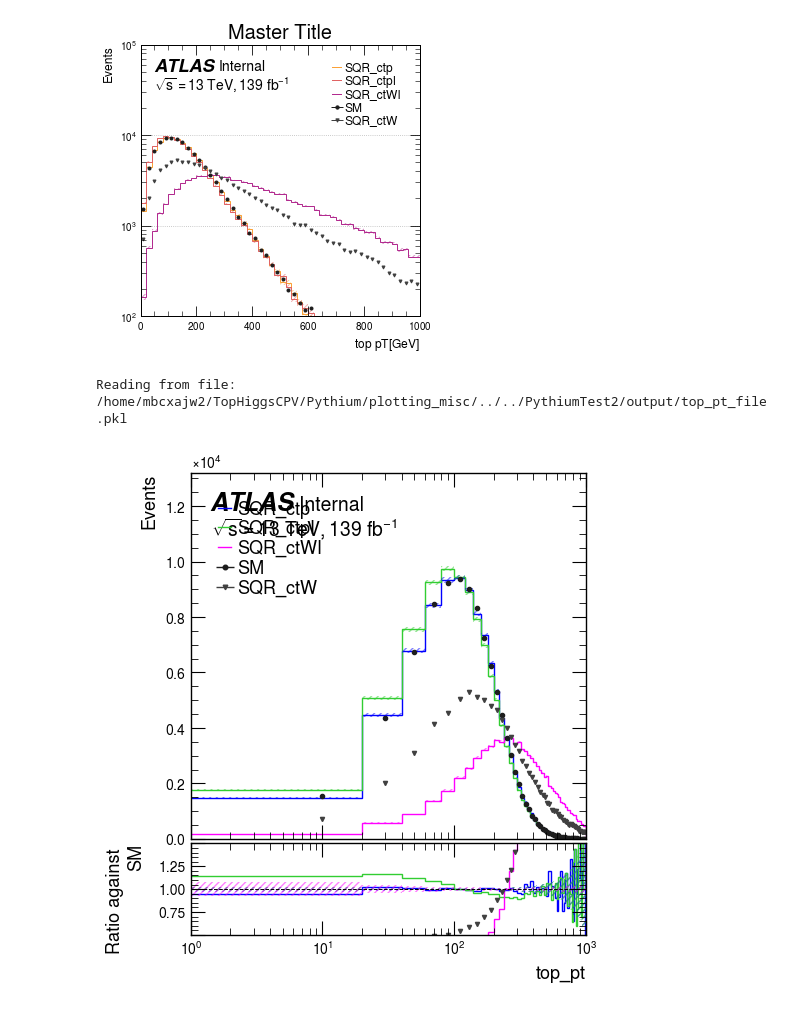
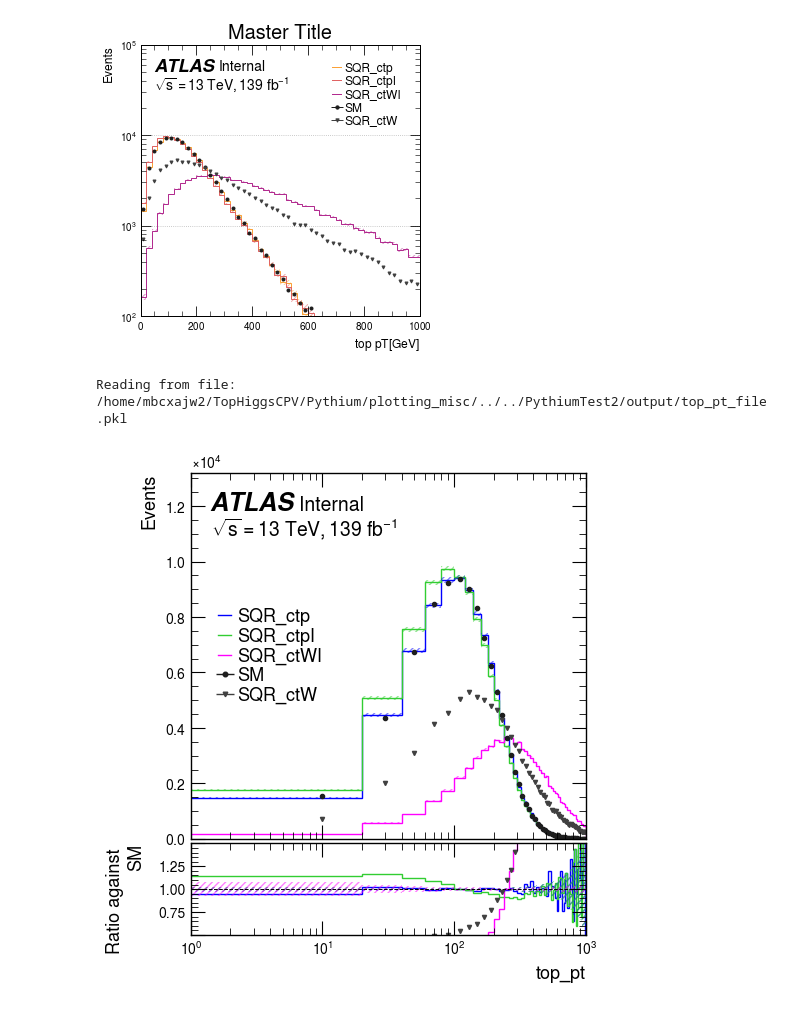
Before and after one commit to MoAly98/Pythium, a Jupyter notebook: plotting_misc/Hist1D_test_ttH.ipynb, the cells around one changed output. Drawn from its saved outputs; the diff is of its cells as text; code cells hidden in the pictures.

Commit message:
change location of Hist1D legend in plot_options

```diff
--- a/plotting_misc/Hist1D_test_ttH.ipynb
+++ b/plotting_misc/Hist1D_test_ttH.ipynb
@@ -69,20 +69,20 @@ Reading from file: /home/mbcxajw2/TopHiggsCPV/Pythium/plotting_misc/../../Pythiu
 # %%
 plot = RatioPlot(
     observable = 'top_pt',
     samples=smples,
     data=['TTH_SM_Inclusive_Nominal','TTH_SQR_ctW_Inclusive_Nominal',],
     reference='TTH_SM_Inclusive_Nominal',
     stack=False,
     errors='hist',
     directory= os.getcwd() + '/../../PythiumTest2/output/',
     labels=legends,
 )
 plot.figure_options(spacing=0.02, figsize=(5,6))
 plot.ratio_options([0.5,1.5], 0.25)
-plot.plot_options(shape='hollow',markersize=3,logx=True,xlim=(1,1000))
+plot.plot_options(shape='hollow',markersize=3,logx=True,xlim=(1,1000), legendloc='center left')
 plot.set_axislabels(ymain="Events", xbot=plot.names[0])
 plot.fontsize_options(labels=13, ticks=10)
 plot.create()
 # %% [output]
 Reading from file: /home/mbcxajw2/TopHiggsCPV/Pythium/plotting_misc/../../PythiumTest2/output/top_pt_file.pkl
-[figure, old version]
+[figure, new version]
```
Also changed, not shown: 2 other files.
